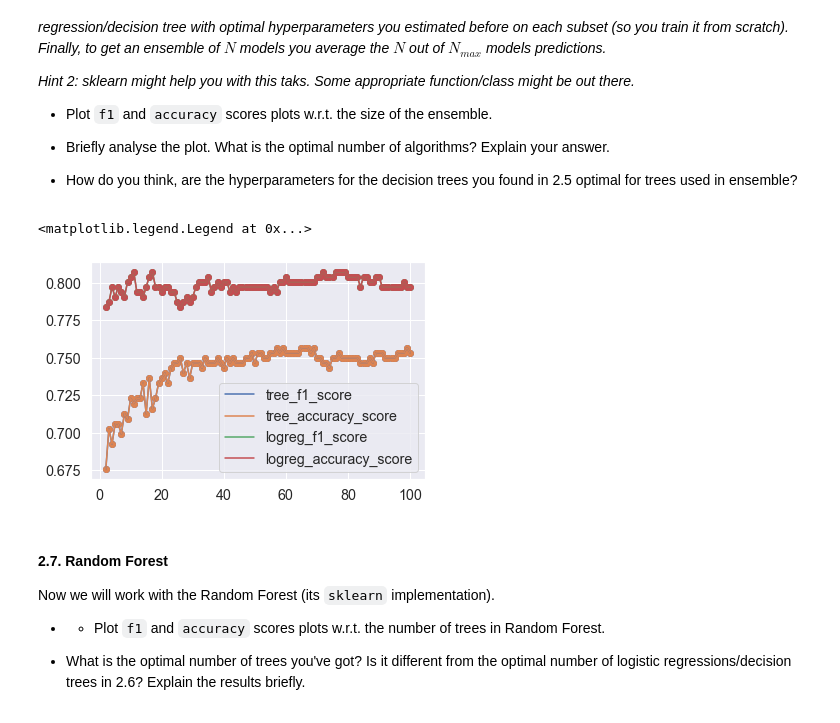
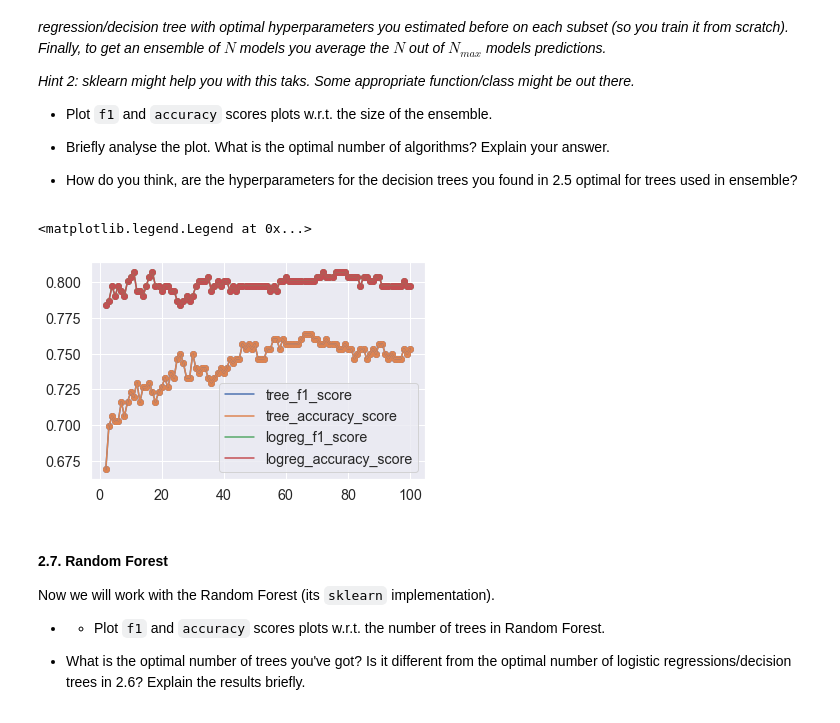
Before and after one commit to pavel-collab/ml-course-home-tasks, a Jupyter notebook: homeworks/lab01_ml_pipeline/lab01_part2_ml_pipeline.ipynb, the cells around one changed output. Saved outputs shown, nothing was run; the diff lists cells and outputs as text; code cells hidden in the pictures.

```diff
--- a/homeworks/lab01_ml_pipeline/lab01_part2_ml_pipeline.ipynb
+++ b/homeworks/lab01_ml_pipeline/lab01_part2_ml_pipeline.ipynb
@@ -578,7 +578,8 @@ N_estimators = np.arange(2, 100+1)
 tree_f1_score = []
 tree_accuracy_score = []
 for n in N_estimators:
-    clf = BaggingClassifier(DecisionTreeClassifier(), n_estimators=n, random_state=0, max_samples=X_train.shape[0])
+    tree = DecisionTreeClassifier(max_depth=11)
+    clf = BaggingClassifier(tree, n_estimators=n, random_state=0, max_samples=X_train.shape[0])
     clf.fit(X_train, y_train)
     prediction = clf.predict(X_test)
     ensemble_tree_accuracy_score = accuracy_score(y_test, prediction)
@@ -594,34 +595,34 @@ for n in N_estimators:
     logreg = LogisticRegression(multi_class='multinomial',
                             solver='saga',
                             tol=1e-3,
                             max_iter=500,
                             random_state=42)
 
     clf = BaggingClassifier(logreg, n_estimators=n, random_state=0, max_samples=X_train.shape[0])
     clf.fit(X_train, y_train)
     prediction = clf.predict(X_test)
     ensemble_tree_accuracy_score = accuracy_score(y_test, prediction)
     ensemble_tree_f1_score = f1_score(y_test, prediction, average='micro')
 
     logreg_f1_score.append(ensemble_tree_f1_score)
     logreg_accuracy_score.append(ensemble_tree_accuracy_score)
 
 plt.scatter(N_estimators, tree_f1_score)
 plt.plot(N_estimators, tree_f1_score, label='tree_f1_score')
 
 plt.scatter(N_estimators, tree_accuracy_score)
 plt.plot(N_estimators, tree_accuracy_score, label='tree_accuracy_score')
 
 plt.scatter(N_estimators, logreg_f1_score)
 plt.plot(N_estimators, logreg_f1_score, label='logreg_f1_score')
 
 plt.scatter(N_estimators, logreg_accuracy_score)
 plt.plot(N_estimators, logreg_accuracy_score, label='logreg_accuracy_score')
 
 plt.legend()
 # %% [output]
 <matplotlib.legend.Legend at 0x...>
-[figure, old version]
+[figure, new version]
 # %% [markdown]
 #### 2.7. Random Forest
 Now we will work with the Random Forest (its `sklearn` implementation).
```
Also changed, not shown: parts of 6 cells of this notebook, 1 other file.
